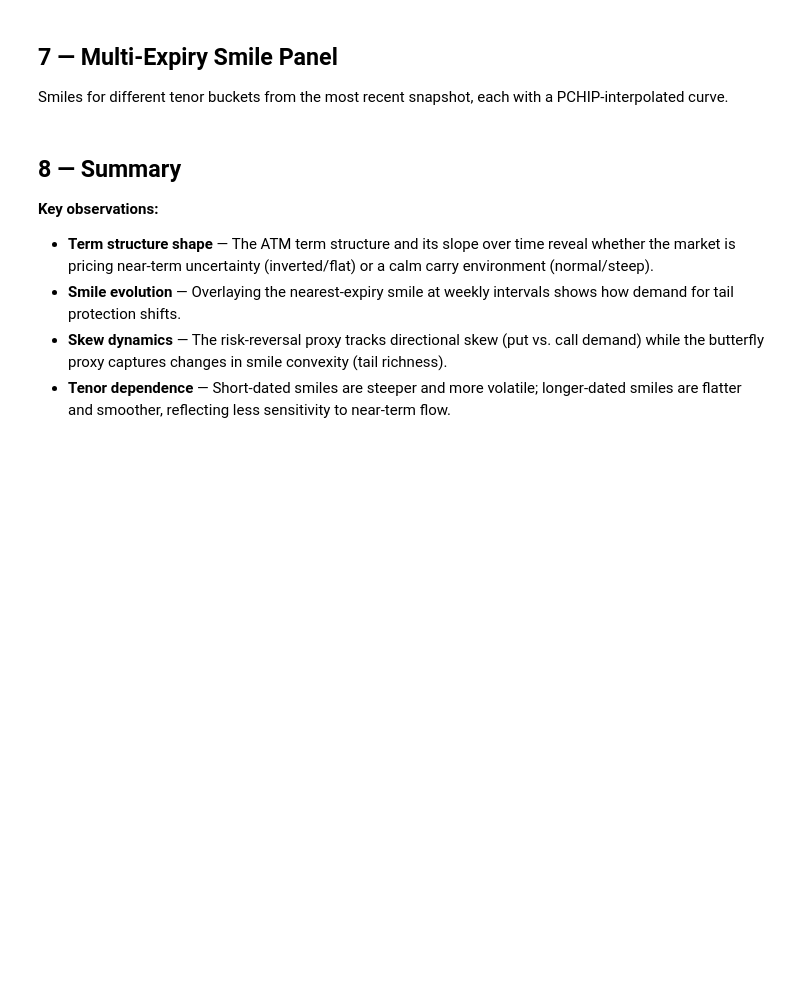
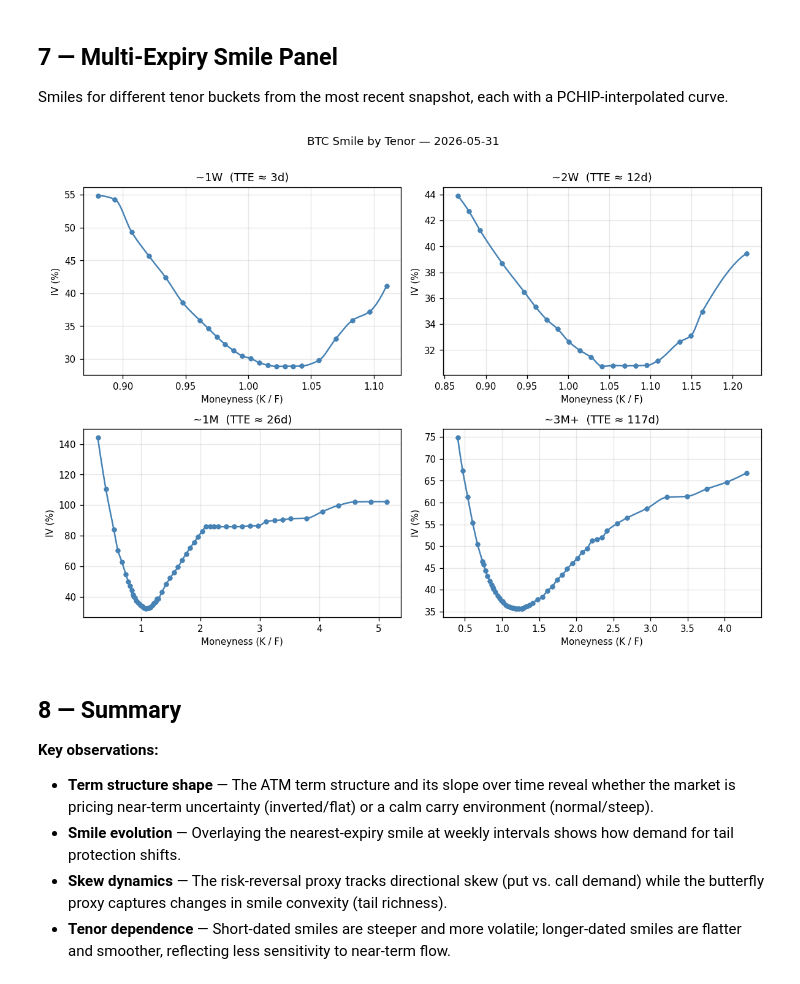
Before and after one commit to vicw0ng-hk/basis-vol-lab, a Jupyter notebook: notebooks/03_surface_dynamics.ipynb, the cells around one changed output. Saved outputs shown, nothing was run; the diff lists cells and outputs as text; code cells hidden in the pictures; blank space fills up the shorter version.

```diff
--- a/notebooks/03_surface_dynamics.ipynb
+++ b/notebooks/03_surface_dynamics.ipynb
@@ -277,6 +307,10 @@ for ts in timestamps:
     fwd = smile_data["forward"].iloc[0]
     moneyness = smile_data["strike"].values / fwd
     ivs = smile_data["mark_iv"].values * 100
+
+    # Deduplicate moneyness (multiple strikes can map to same K/F)
+    unique_m, idx = np.unique(moneyness, return_index=True)
+    moneyness, ivs = unique_m, ivs[idx]
 
     if len(moneyness) < 2:
         continue
@@ -346,33 +393,39 @@ for ax, (label, lo, hi) in zip(axes, buckets, strict=True):
     if bucket.empty:
         ax.set_title(f"{label} — no data")
         continue
 
     # Pick the expiry with the most strikes in this bucket
     best_exp = bucket.groupby("expiry").size().idxmax()
     smile_data = bucket[bucket["expiry"] == best_exp].sort_values("strike")
     fwd = smile_data["forward"].iloc[0]
     moneyness = smile_data["strike"].values / fwd
     ivs = smile_data["mark_iv"].values * 100
     tte_d = smile_data["tte_days"].iloc[0]
 
     ax.scatter(moneyness, ivs, s=15, zorder=5, color="steelblue")
 
+    # Deduplicate moneyness
+    unique_m, idx = np.unique(moneyness, return_index=True)
+    moneyness, ivs = unique_m, ivs[idx]
+
     if len(moneyness) >= 2:
         interp = smile_interp(moneyness, ivs)
         m_fine = np.linspace(moneyness.min(), moneyness.max(), 200)
         ax.plot(m_fine, interp(m_fine), color="steelblue", linewidth=1.5)
 
     ax.set_title(f"{label}  (TTE \u2248 {tte_d:.0f}d)")
     ax.set_xlabel("Moneyness (K / F)")
     ax.set_ylabel("IV (%)")
 
 fig.suptitle(
     f"BTC Smile by Tenor — {timestamps[-1].strftime('%Y-%m-%d')}",
     fontsize=11,
     y=1.01,
 )
 plt.tight_layout()
 plt.show()
+# %% [output]
+[figure, added]
 # %% [markdown]
 ## 8 — Summary
 
```
Also changed, not shown: parts of 9 cells of this notebook, 3 other files.
